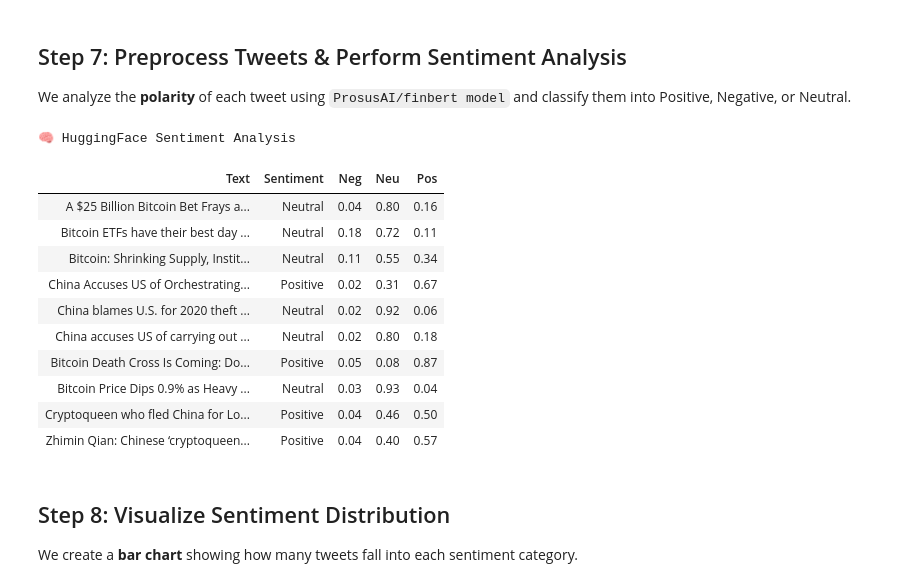
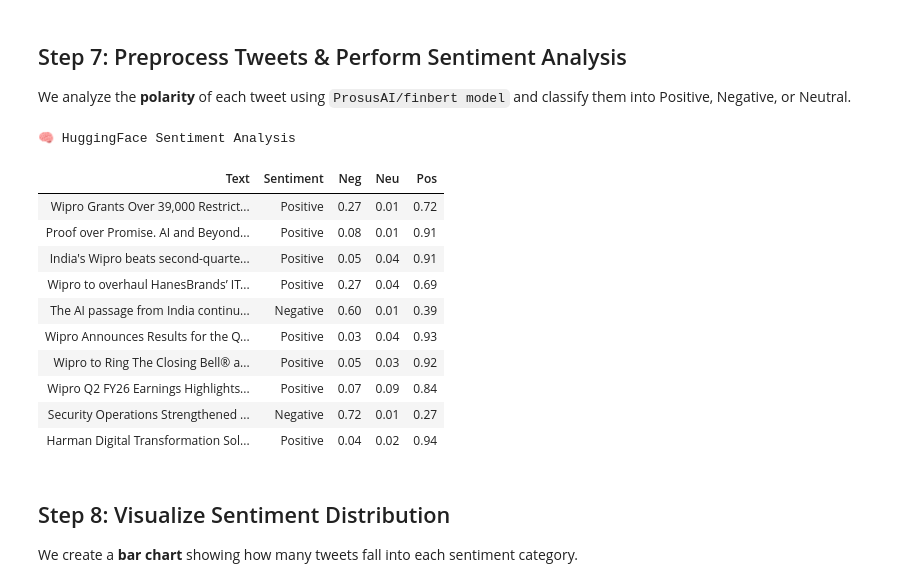
Before and after one commit to gopichandchalla16/infosys-internship-real-time-industry-insight-system, a Jupyter notebook: Project_Sprint1.ipynb, the cells around one changed output. Saved outputs shown, nothing was run; the diff lists cells and outputs as text; code cells hidden in the pictures.

```diff
--- a/Project_Sprint1.ipynb
+++ b/Project_Sprint1.ipynb
@@ -380,6 +378,7 @@ for t in texts:
     })
 
 # ✅ Final Sentiment DataFrame
+global sent_df
 sent_df = pd.DataFrame(sent_rows)
 # display(sent_df)
 
@@ -413,43 +412,43 @@ sent_table_html = f"""
     border-radius:18px;
     border:1px solid #333;
     box-shadow:0 0 30px rgba(0,255,255,0.15);
     color:white;
     font-family:Segoe UI;
     width:90%;
 ">
     <h2 style="color:#00eaff; margin-top:0;">🧠 HuggingFace Sentiment Analysis</h2>
 
     <table style="width:100%; border-collapse:collapse; font-size:15px;">
         <thead>
             <tr style="background:#111;">
                 <th style="padding:12px; color:#00eaff; text-align:left;">Text</th>
                 <th style="padding:12px; color:#00eaff; text-align:left;">Sentiment</th>
                 <th style="padding:12px; color:#00eaff;">Neg</th>
                 <th style="padding:12px; color:#00eaff;">Neu</th>
                 <th style="padding:12px; color:#00eaff;">Pos</th>
             </tr>
         </thead>
         <tbody>
             {html_rows}
         </tbody>
     </table>
 </div>
 """
 
 display(HTML(sent_table_html))
 # %% [output]
 🧠 HuggingFace Sentiment Analysis
 | Text | Sentiment | Neg | Neu | Pos |
-| A $25 Billion Bitcoin Bet Frays a... | Neutral | 0.04 | 0.80 | 0.16 |
-| Bitcoin ETFs have their best day ... | Neutral | 0.18 | 0.72 | 0.11 |
-| Bitcoin: Shrinking Supply, Instit... | Neutral | 0.11 | 0.55 | 0.34 |
-| China Accuses US of Orchestrating... | Positive | 0.02 | 0.31 | 0.67 |
-| China blames U.S. for 2020 theft ... | Neutral | 0.02 | 0.92 | 0.06 |
-| China accuses US of carrying out ... | Neutral | 0.02 | 0.80 | 0.18 |
-| Bitcoin Death Cross Is Coming: Do... | Positive | 0.05 | 0.08 | 0.87 |
-| Bitcoin Price Dips 0.9% as Heavy ... | Neutral | 0.03 | 0.93 | 0.04 |
-| Cryptoqueen who fled China for Lo... | Positive | 0.04 | 0.46 | 0.50 |
-| Zhimin Qian: Chinese ‘cryptoqueen... | Positive | 0.04 | 0.40 | 0.57 |
+| Wipro Grants Over 39,000 Restrict... | Positive | 0.27 | 0.01 | 0.72 |
+| Proof over Promise. AI and Beyond... | Positive | 0.08 | 0.01 | 0.91 |
+| India's Wipro beats second-quarte... | Positive | 0.05 | 0.04 | 0.91 |
+| Wipro to overhaul HanesBrands’ IT... | Positive | 0.27 | 0.04 | 0.69 |
+| The AI passage from India continu... | Negative | 0.60 | 0.01 | 0.39 |
+| Wipro Announces Results for the Q... | Positive | 0.03 | 0.04 | 0.93 |
+| Wipro to Ring The Closing Bell® a... | Positive | 0.05 | 0.03 | 0.92 |
+| Wipro Q2 FY26 Earnings Highlights... | Positive | 0.07 | 0.09 | 0.84 |
+| Security Operations Strengthened ... | Negative | 0.72 | 0.01 | 0.27 |
+| Harman Digital Transformation Sol... | Positive | 0.04 | 0.02 | 0.94 |
 # %% [markdown]
 ## Step 8: Visualize Sentiment Distribution
 We create a **bar chart** showing how many tweets fall into each sentiment category.
```
Also changed, not shown: parts of 15 cells of this notebook.
